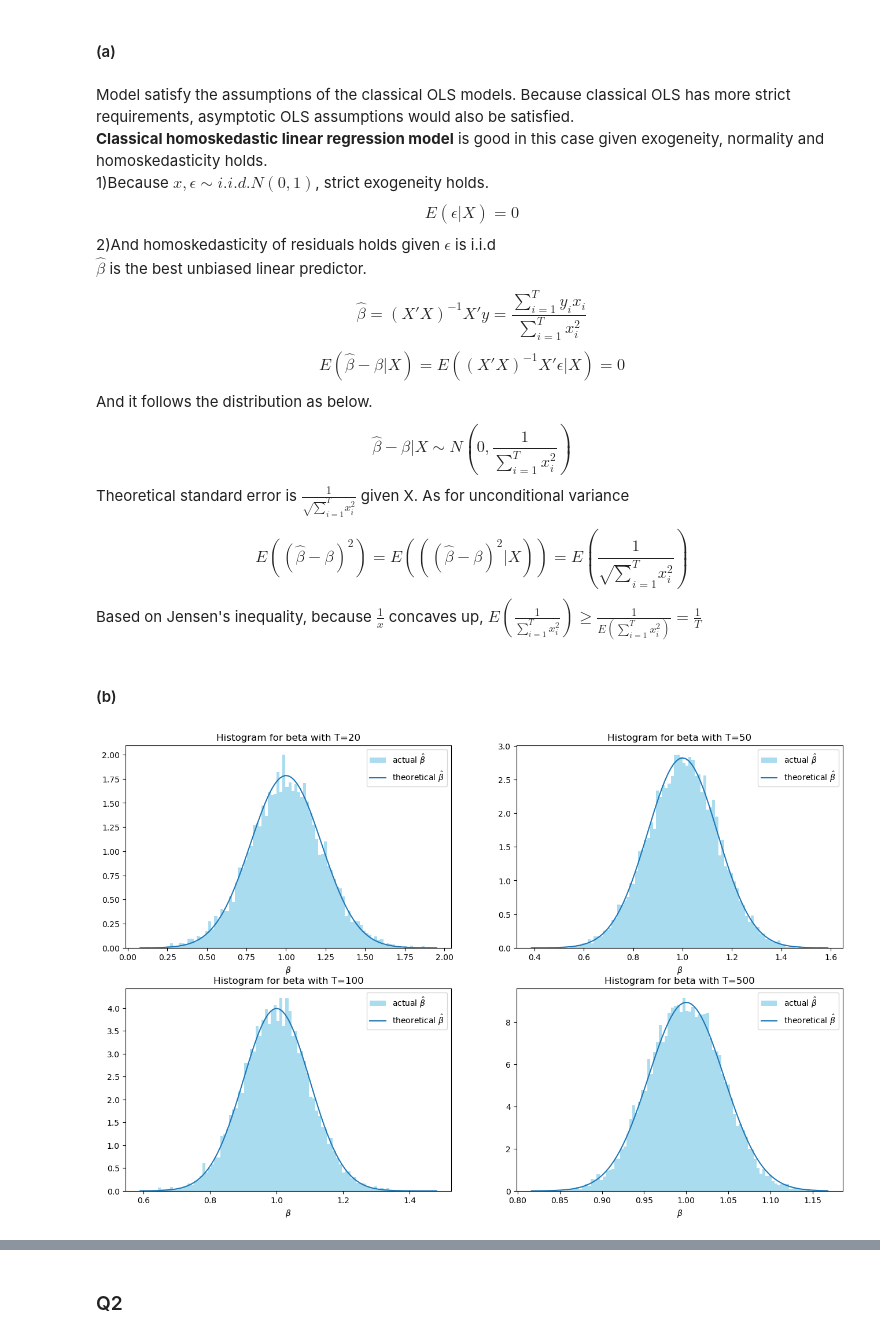
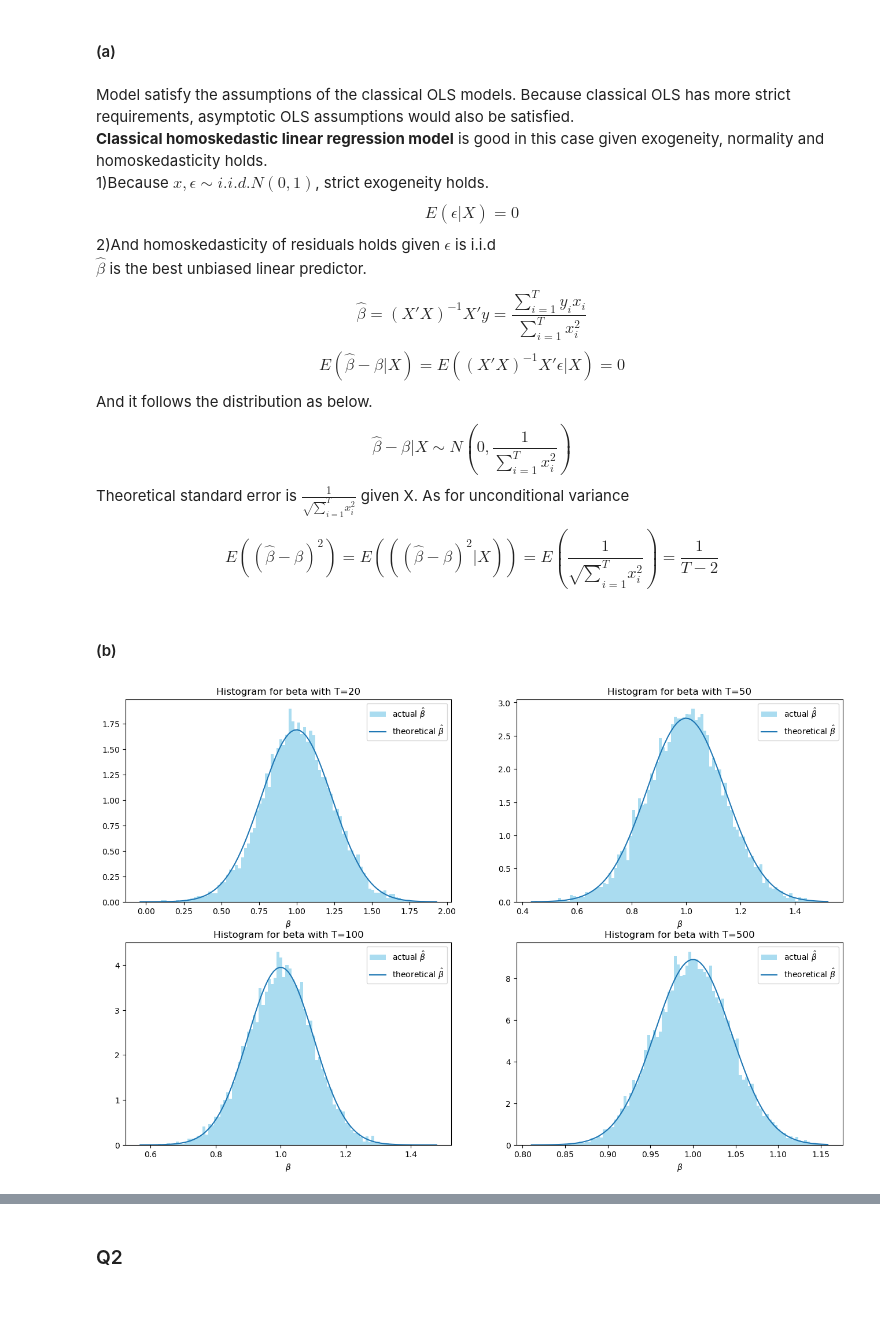
Before and after one commit to lmaksymenko/BerkeleyCourses, a Jupyter notebook: MFE230E/Answers_to_PS2_230E.ipynb, the cells around one changed output, grey strips where cells are left out. Drawn from its saved outputs; the diff is of its cells as text; code cells hidden in the pictures; blank space fills up the shorter version.

```diff
--- a/MFE230E/Answers_to_PS2_230E.ipynb
+++ b/MFE230E/Answers_to_PS2_230E.ipynb
@@ -26,8 +26,7 @@ $$E(\hat{\beta}-\beta|X)=E((X'X)^{-1}X'\epsilon|X)=0$$
 And it follows the distribution as below.
 $$\hat{\beta} - \beta|X \sim N(0, \frac{1}{\sum_{i=1}^T x_i^2})$$
 Theoretical standard error is $\frac{1}{\sqrt\sum_{i=1}^T x_i^2}$ given X. As for unconditional variance <br>
-$$E((\hat{\beta} - \beta)^2)=E(((\hat{\beta} - \beta)^2|X))=E(\frac{1}{\sqrt\sum_{i=1}^T x_i^2})$$
-Based on Jensen's inequality, because $\frac{1}{x}$ concaves up, $E(\frac{1}{\sum_{i=1}^T x_i^2}) \ge \frac{1}{E(\sum_{i=1}^T x_i^2)}=\frac{1}{T}$
+$$E((\hat{\beta} - \beta)^2)=E(((\hat{\beta} - \beta)^2|X))=E(\frac{1}{\sqrt\sum_{i=1}^T x_i^2})=\frac{1}{T-2}$$
 # %% [markdown]
 #### (b)
 # %%
@@ -41,17 +40,18 @@ for T in Ts:
         e = np.random.normal(0,1,T).reshape(T,1)
         y = X+e
         betas[T].append(np.dot(np.dot(np.linalg.inv(np.dot(X.T, X)),X.T), y)[0,0])
-        # beta_vars[T].append()
+        beta_vars[T].append(np.linalg.inv(np.dot(X.T, X))[0,0])
 # %%
 fig, axes = plt.subplots(nrows=2, ncols=2, figsize=(16,10))
 for i in range(4):
     T = Ts[i]
     n, bins, patches = axes[i//2,i%2].hist(betas[Ts[i]], 100, density = 1,color ='skyblue',alpha = 0.7, label=r'actual $\hat{\beta}$')
-    y = 1/np.sqrt(2*np.pi/T)*np.exp(-(bins-1)**2/2*T)
-    axes[i//2,i%2].plot(bins, y, label=r'theoretical $\hat{\beta}$')
+    expected_var = np.mean(beta_vars[Ts[i]])
+    y_T = 1/np.sqrt(2*np.pi/(T-2))*np.exp(-(bins-1)**2/2*(T-2))
+    axes[i//2,i%2].plot(bins, y_T, label=r'theoretical $\hat{\beta}$')
     axes[i//2,i%2].legend()
     axes[i//2,i%2].set_xlabel(r'$\beta$')
     axes[i//2,i%2].set_title(f'Histogram for beta with T={Ts[i]}')
 # %% [output]
-[figure, old version]
+[figure, new version]
 # %% [markdown]
```
Also changed, not shown: parts of 37 cells of this notebook.
